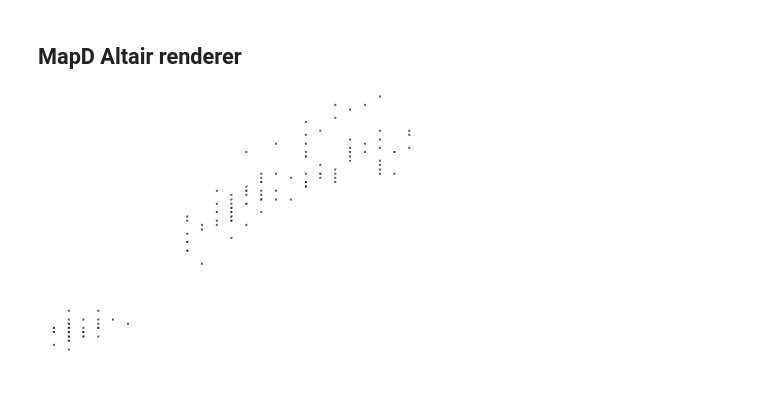
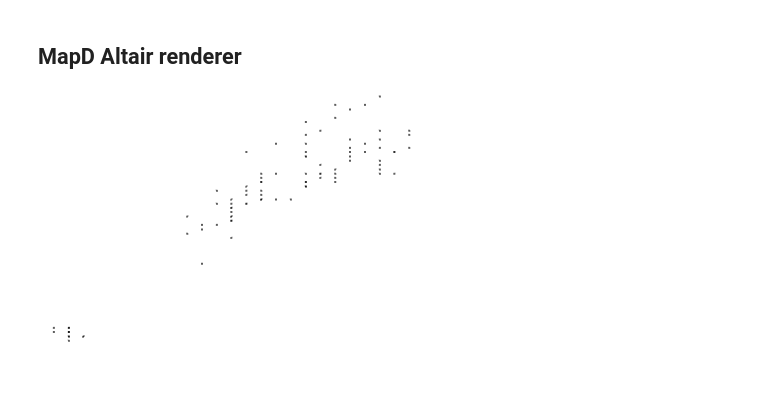
Before and after one commit to Quansight/omnisci, a Jupyter notebook: notebooks/simple_scatter_plot.ipynb, the cells around one changed output. Drawn from its saved outputs; the diff is of its cells as text; code cells hidden in the pictures.

```diff
--- a/notebooks/simple_scatter_plot.ipynb
+++ b/notebooks/simple_scatter_plot.ipynb
@@ -58,6 +50,7 @@ chart(mapd_expr.limit(100).execute())
 ## MapD Altair renderer
 # %%
 alt.renderers.enable('mapd', conn=mapd)
-chart('SELECT rowid, * \nFROM iris')
+mapd_vega = chart(mapd_expr[mapd_expr, ibis.row_id()].limit(100).compile())
+mapd_vega
 # %% [output]
-[figure, old version]
+[figure, new version]
```
Also changed, not shown: parts of 10 cells of this notebook.
